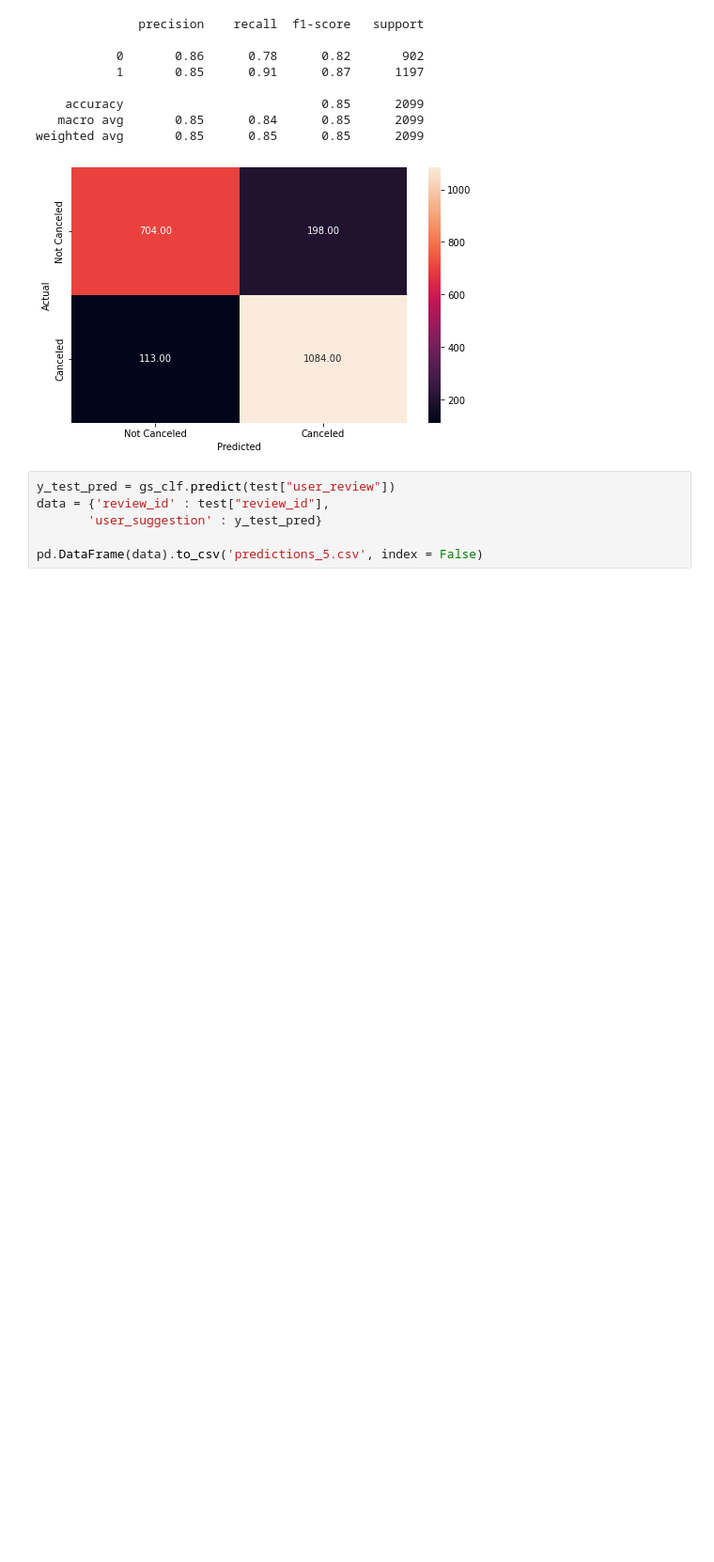
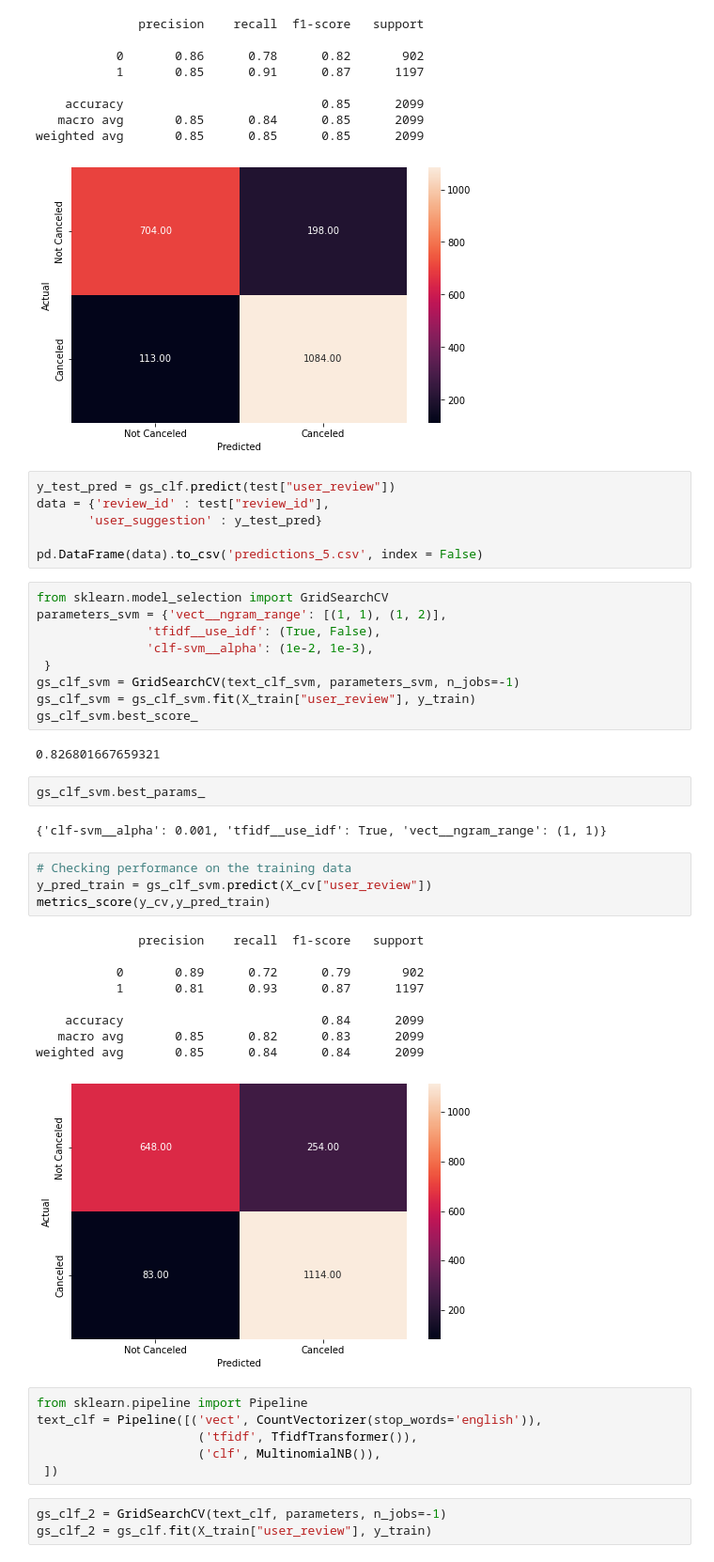
Before and after one commit to HKUST-SOSC4300-5500/assignment-2-group-3, a Jupyter notebook: python_Isaac.ipynb, the cells around one changed output. Shown: that part at 94% size. Saved outputs shown, nothing was run; the diff lists cells and outputs as text; blank space fills up the shorter version.

```diff
--- a/python_Isaac.ipynb
+++ b/python_Isaac.ipynb
@@ -183,3 +183,41 @@ data = {'review_id' : test["review_id"],
        'user_suggestion' : y_test_pred}
 
 pd.DataFrame(data).to_csv('predictions_5.csv', index = False)
+# %%
+from sklearn.model_selection import GridSearchCV
+parameters_svm = {'vect__ngram_range': [(1, 1), (1, 2)],
+               'tfidf__use_idf': (True, False),
+               'clf-svm__alpha': (1e-2, 1e-3),
+ }
+gs_clf_svm = GridSearchCV(text_clf_svm, parameters_svm, n_jobs=-1)
+gs_clf_svm = gs_clf_svm.fit(X_train["user_review"], y_train)
+gs_clf_svm.best_score_
+# %% [output]
+0.826801667659321
+# %%
+gs_clf_svm.best_params_
+# %% [output]
+{'clf-svm__alpha': 0.001, 'tfidf__use_idf': True, 'vect__ngram_range': (1, 1)}
+# %%
+# Checking performance on the training data
+y_pred_train = gs_clf_svm.predict(X_cv["user_review"])
+metrics_score(y_cv,y_pred_train)
+# %% [output]
+              precision    recall  f1-score   support
+
+           0       0.89      0.72      0.79       902
+           1       0.81      0.93      0.87      1197
+
+    accuracy                           0.84      2099
+   macro avg       0.85      0.82      0.83      2099
+weighted avg       0.85      0.84      0.84      2099
+[figure, added]
+# %%
+from sklearn.pipeline import Pipeline
+text_clf = Pipeline([('vect', CountVectorizer(stop_words='english')),
+                      ('tfidf', TfidfTransformer()),
+                      ('clf', MultinomialNB()),
+ ])
+# %%
+gs_clf_2 = GridSearchCV(text_clf, parameters, n_jobs=-1)
+gs_clf_2 = gs_clf.fit(X_train["user_review"], y_train)
```
Also changed, not shown: parts of 3 cells of this notebook.
